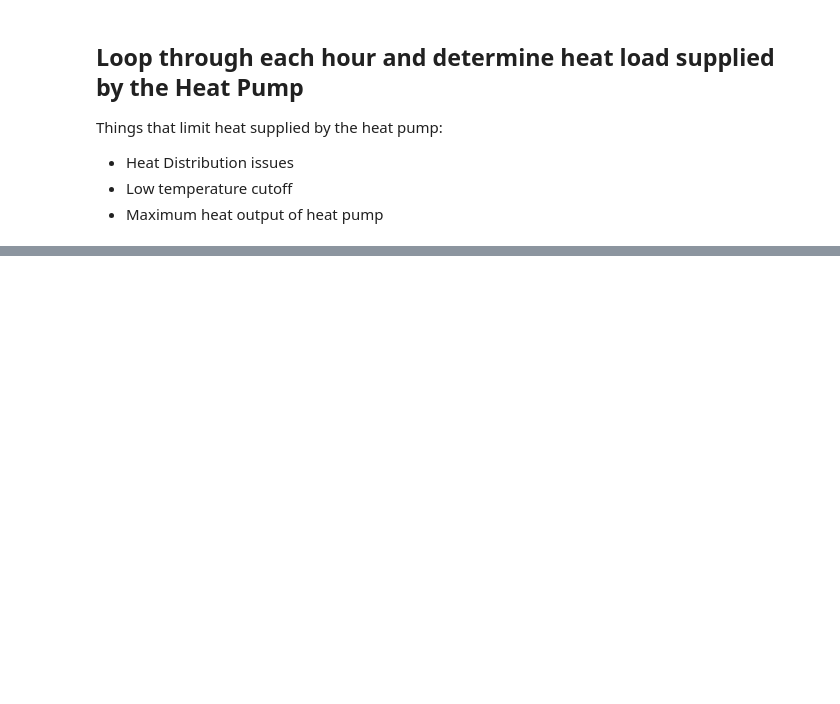
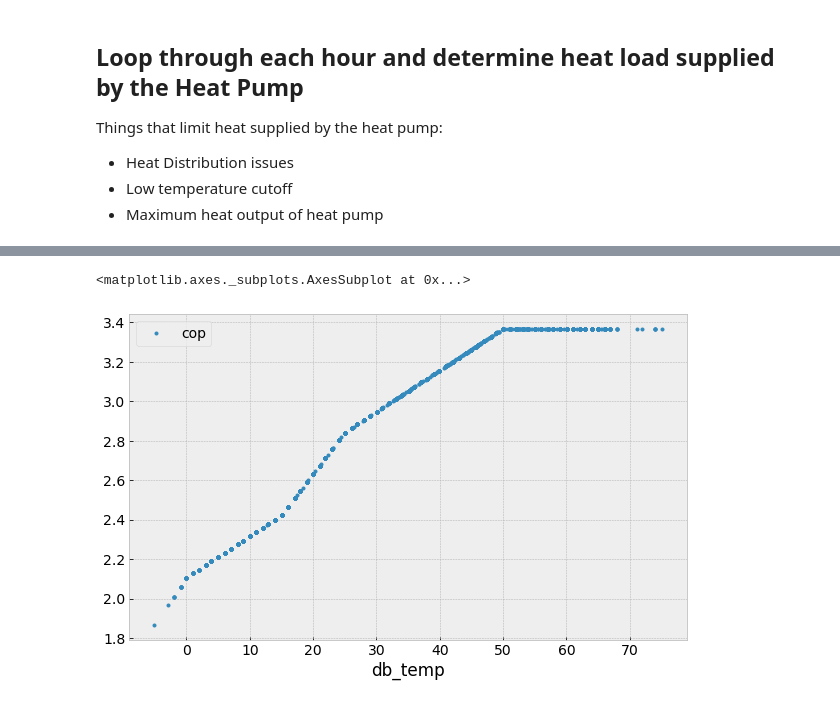
Before and after one commit to alanmitchell/heat-pump-study, a Jupyter notebook: general/calc_model_dev.ipynb, the cells around one changed output, grey strips where cells are left out. Cells and saved outputs as stored; diff of their text form; code cells hidden in the pictures; blank space fills up the shorter version.

```diff
--- a/general/calc_model_dev.ipynb
+++ b/general/calc_model_dev.ipynb
@@ -205,0 +159,6 @@ df_hourly.describe()
+# %%
+# Check whether COP is getting modeled correctly
+df_hourly.plot(x='db_temp', y='cop', marker='.', linewidth=0)
+# %% [output]
+<matplotlib.axes._subplots.AxesSubplot at 0x...>
+[figure, added]
```
Also changed, not shown: parts of 11 cells of this notebook, 1 other file.
